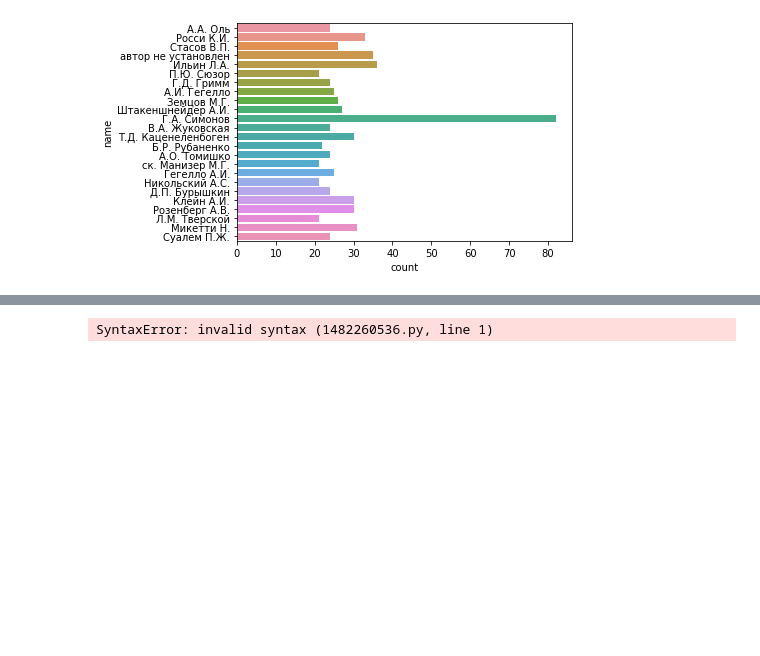
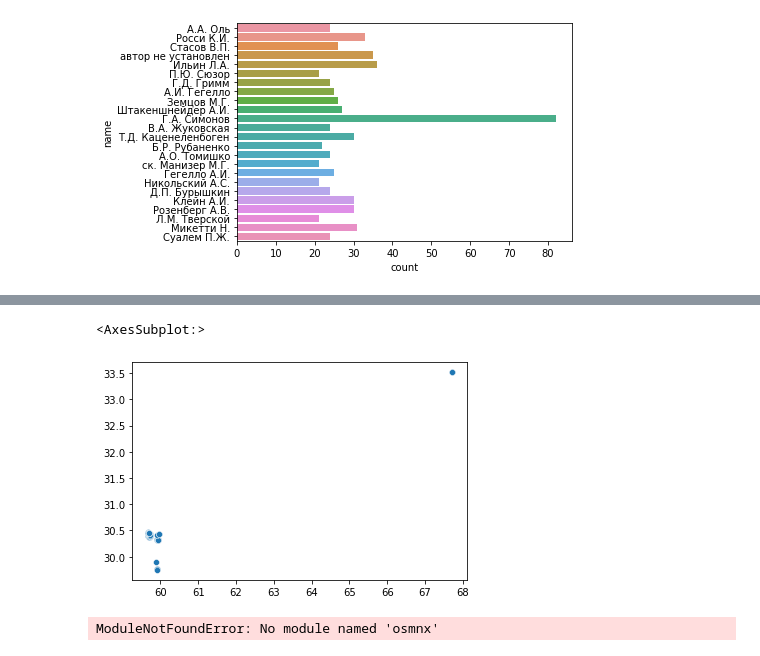
Before and after one commit to vzhilov/Portfolio, a Jupyter notebook: Saint Petersburg Memorials.ipynb, the cells around one changed output, grey strips where cells are left out. Saved outputs shown, nothing was run; the diff lists cells and outputs as text; code cells hidden in the pictures; blank space fills up the shorter version.

```diff
--- a/Saint Petersburg Memorials.ipynb
+++ b/Saint Petersburg Memorials.ipynb
@@ -117,5 +109,0 @@ seaborn.heatmap(districts_authors_df, xticklabels=True, yticklabels=True) #, ann
-# %%
-pip install -U googlemaps
-import googlemaps
-# %% [output]
-SyntaxError: invalid syntax (1482260536.py, line 1)
@@ -121,0 +115,43 @@ SyntaxError: invalid syntax (1482260536.py, line 1)
+# %%
+from decimal import Decimal
+import os
+from dotenv import load_dotenv
+from yandex_geocoder import Client
+
+load_dotenv('.env')
+yandex_geo_api_key = os.environ.get("yaGeoApi")
+client = Client(yandex_geo_api_key)
+
+df = pandas.read_csv('spb_memo_geo.csv')
+
+coordinates = 0
+api_limit_per_day = 900
+
+for poi in top_poi:
+    if api_limit_per_day > 0:
+        poi_row = df.loc[(df['number'] == poi)]
+        if poi_row.empty:
+            lat = float('nan')
+        else:
+            lat = list(poi_row['lat'])[0]
+        addr = list(poi_row['address'])
+        if lat != lat and len(addr) > 0:
+            coords = client.coordinates("Санкт-Петербург, " + addr[0])
+            df.loc[poi_row.index, 'lon'], df.loc[poi_row.index, 'lat'] = coords
+            api_limit_per_day -= 1
+            df.to_csv("spb_memo_geo.csv", index=False)
+# %%
+x = list(df.loc[(df['lat'] > 0)]['lat'])
+y = list(df.loc[(df['lon'] > 0)]['lon'])
+
+seaborn.scatterplot(x=x, y=y)
+# %% [output]
+<AxesSubplot:>
+[figure, added]
+# %%
+import osmnx as ox
+
+place = ["Berlin, Germany"]
+G = ox.graph_from_place(place, retain_all=True, simplify = True, network_type='all')
+# %% [output]
+ModuleNotFoundError: No module named 'osmnx'
```
Also changed, not shown: parts of 3 cells of this notebook, 1 other file.
